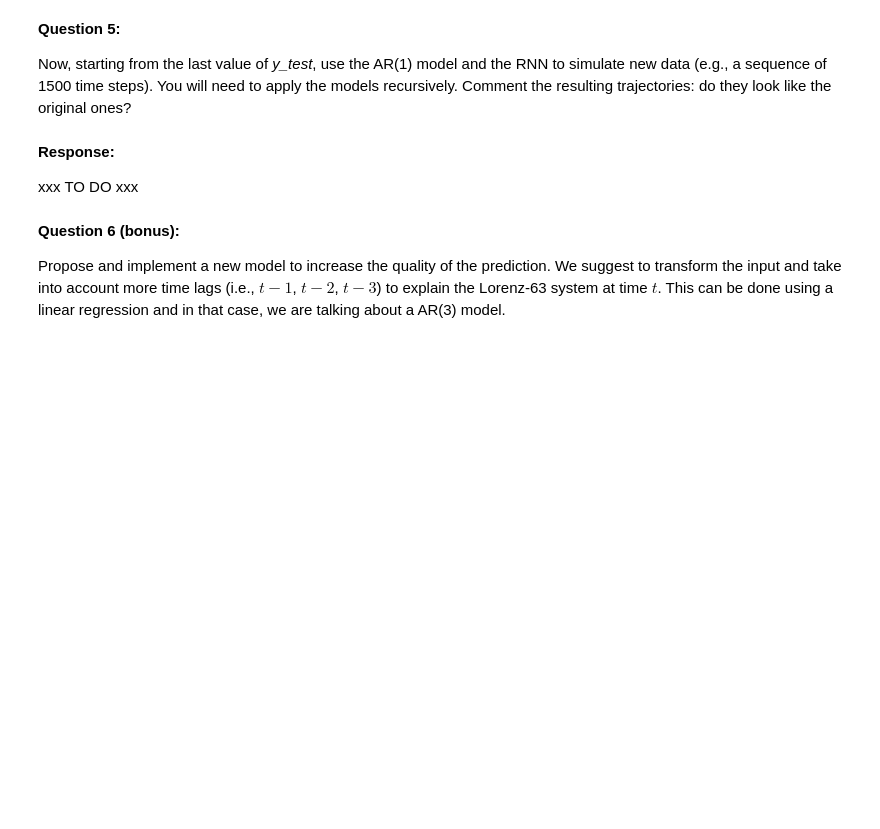
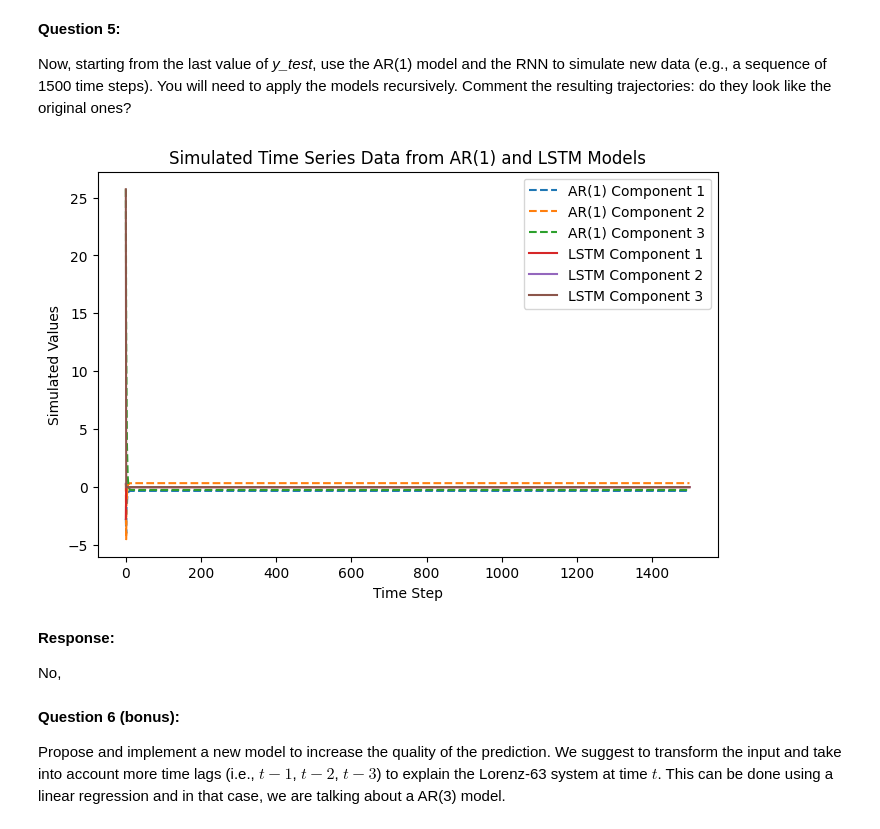
Before and after one commit to sastelvio/Data_Science_Classes, a Jupyter notebook: LabSession6_RNN_L63_SastelvioMANUEL.ipynb, the cells around one changed output. Saved outputs shown, nothing was run; the diff lists cells and outputs as text; code cells hidden in the pictures; blank space fills up the shorter version.

```diff
--- a/LabSession6_RNN_L63_SastelvioMANUEL.ipynb
+++ b/LabSession6_RNN_L63_SastelvioMANUEL.ipynb
@@ -348,29 +343,45 @@ xxx TO DO xxx
 
 Now, starting from the last value of *y_test*, use the AR(1) model and the RNN to simulate new data (e.g., a sequence of 1500 time steps). You will need to apply the models recursively. Comment the resulting trajectories: do they look like the original ones?
 # %%
-# Question 5
-# Starting from the last value of y_test, use the AR(1) model and the RNN to simulate new data.
-# Comment the resulting trajectories: do they look like the original ones?
-
 len_simu = 1500  # length of the simulation
 x0_AR1 = y_test[-1, :]  # initial condition for AR(1)
 x0_LSTM = y_test_LSTM[-1, :, :]  # initial condition for LSTM (needed to learn the neurons in the hidden layer)
 
 # Initialize resulting arrays
 x_AR1 = torch.zeros((len_simu, 3))
 x_RNN = torch.zeros((len_simu, 3)).to(device)
 x_AR1[0, :] = x0_AR1
 x_RNN[0, :] = x0_LSTM[-1, :]
 
 # Loop on the previous prediction
 for i in range(len_simu - 1):
     x_AR1[i + 1, :] = model_AR1(x_AR1[i, :])
     x_RNN_tmp, _, _ = model_RNN.forward_using_last_hidden_layer(x_RNN[i, :].unsqueeze(0).unsqueeze(0), h_hat, c_hat)
     x_RNN[i + 1, :]
+
+import matplotlib.pyplot as plt
+
+# Plot the AR(1) and RNN (LSTM) simulations
+plt.figure(figsize=(8, 5))
+plt.plot(x_AR1[:, 0].detach().numpy(), label='AR(1) Component 1', linestyle='--')
+plt.plot(x_AR1[:, 1].detach().numpy(), label='AR(1) Component 2', linestyle='--')
+plt.plot(x_AR1[:, 2].detach().numpy(), label='AR(1) Component 3', linestyle='--')
+
+plt.plot(x_RNN[:, 0].cpu().detach().numpy(), label='LSTM Component 1')
+plt.plot(x_RNN[:, 1].cpu().detach().numpy(), label='LSTM Component 2')
+plt.plot(x_RNN[:, 2].cpu().detach().numpy(), label='LSTM Component 3')
+
+plt.xlabel('Time Step')
+plt.ylabel('Simulated Values')
+plt.legend()
+plt.title('Simulated Time Series Data from AR(1) and LSTM Models')
+plt.show()
+# %% [output]
+[figure, added]
-# %% [markdown]
-**Response:**
-
-xxx TO DO xxx
+# %% [markdown]
+**Response:**
+
+No,
 # %% [markdown]
 **Question 6 (bonus):**
 
```
Also changed, not shown: parts of 14 cells of this notebook.
